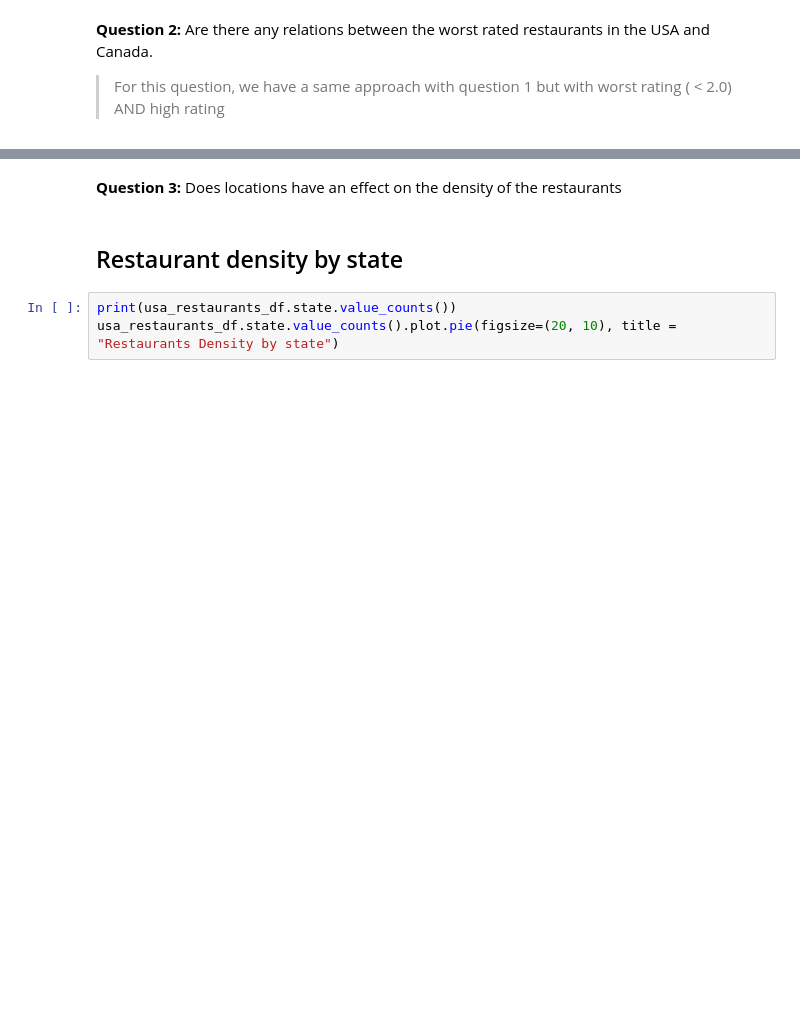
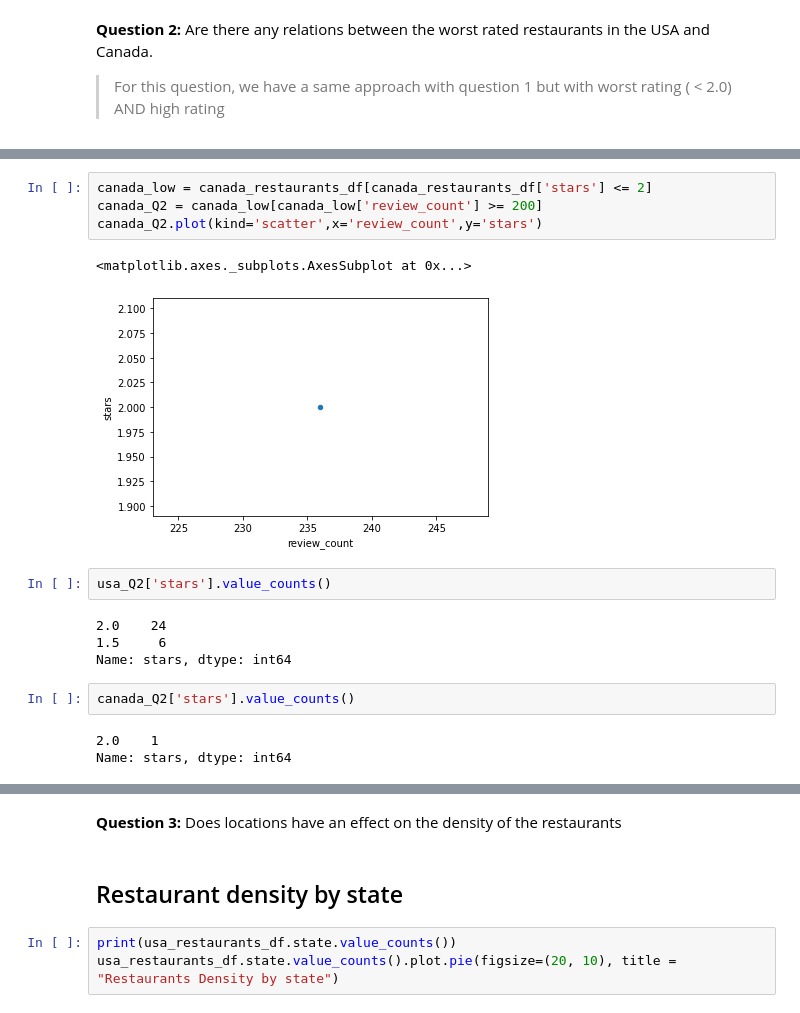
Before and after one commit to CS-UCR/final-project-order-66, a Jupyter notebook: Phase3.ipynb, the cells around one changed output, grey strips where cells are left out. Drawn from its saved outputs; the diff is of its cells as text; blank space fills up the shorter version.

```diff
--- a/Phase3.ipynb
+++ b/Phase3.ipynb
@@ -155,0 +213,18 @@ reserved for 2
+# %%
+canada_low = canada_restaurants_df[canada_restaurants_df['stars'] <= 2]
+canada_Q2 = canada_low[canada_low['review_count'] >= 200]
+canada_Q2.plot(kind='scatter',x='review_count',y='stars')
+# %% [output]
+<matplotlib.axes._subplots.AxesSubplot at 0x...>
+[figure, added]
+# %%
+usa_Q2['stars'].value_counts()
+# %% [output]
+2.0    24
+1.5     6
+Name: stars, dtype: int64
+# %%
+canada_Q2['stars'].value_counts()
+# %% [output]
+2.0    1
+Name: stars, dtype: int64
```
Also changed, not shown: parts of 16 cells of this notebook.
